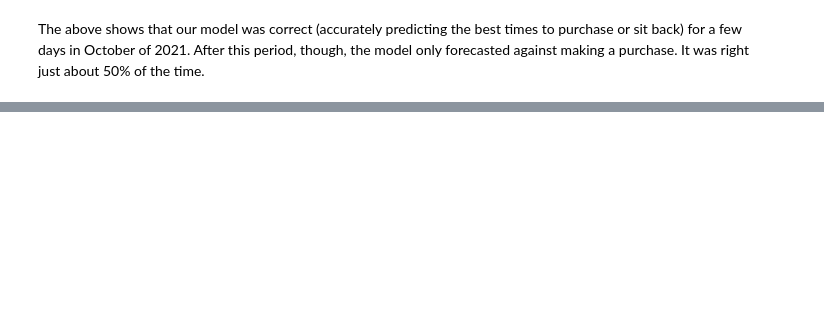
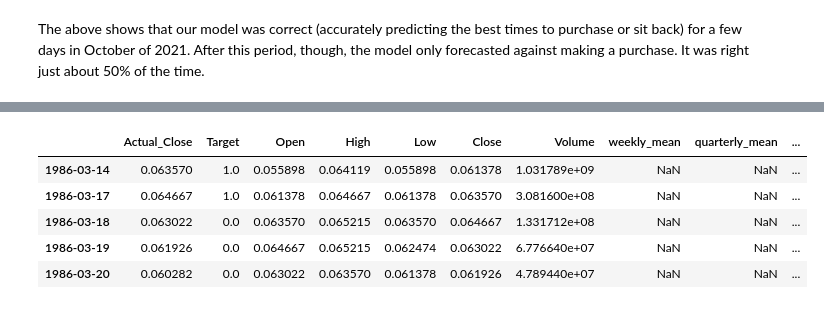
Before and after one commit to rainfidelis/stock_price_prediction, a Jupyter notebook: stock_project.ipynb, the cells around one changed output, grey strips where cells are left out. Saved outputs shown, nothing was run; the diff lists cells and outputs as text; code cells hidden in the pictures; blank space fills up the shorter version.

```diff
--- a/stock_project.ipynb
+++ b/stock_project.ipynb
@@ -202,0 +271,10 @@ The above shows that our model was correct (accurately predicting the best times
+# %%
+# Generate trend data
+weekly_mean = data.rolling(7).mean()["Close"]
+quarterly_mean = data.rolling(90).mean()["Close"]
+annual_mean = data.rolling(365).mean()["Close"]
+
+# Add trend data to prediction dataset
+data["weekly_mean"] = weekly_mean/data["Close"]
+data["quarterly_mean"] = quarterly_mean/data["Close"]
+data["annual_mean"] = annual_mean/data["Close"]
@@ -202,0 +283,4 @@ The above shows that our model was correct (accurately predicting the best times
+# %%
+# Calculate annual means for each category above
+data["annual_weekly_mean"] = data["annual_mean"]/data["weekly_mean"]
+data["annual_quarterly_mean"] = data["annual_mean"]/data["quarterly_mean"]
@@ -202,0 +308,9 @@ The above shows that our model was correct (accurately predicting the best times
+# %%
+data.head()
+# %% [output]
+|  | Actual_Close | Target | Open | High | Low | Close | Volume | weekly_mean | quarterly_mean | ... |
+| 1986-03-14 | 0.063570 | 1.0 | 0.055898 | 0.064119 | 0.055898 | 0.061378 | 1.031789e+09 | NaN | NaN | ... |
+| 1986-03-17 | 0.064667 | 1.0 | 0.061378 | 0.064667 | 0.061378 | 0.063570 | 3.081600e+08 | NaN | NaN | ... |
+| 1986-03-18 | 0.063022 | 0.0 | 0.063570 | 0.065215 | 0.063570 | 0.064667 | 1.331712e+08 | NaN | NaN | ... |
+| 1986-03-19 | 0.061926 | 0.0 | 0.064667 | 0.065215 | 0.062474 | 0.063022 | 6.776640e+07 | NaN | NaN | ... |
+| 1986-03-20 | 0.060282 | 0.0 | 0.063022 | 0.063570 | 0.061378 | 0.061926 | 4.789440e+07 | NaN | NaN | ... |
```
Also changed, not shown: parts of 27 cells of this notebook.
